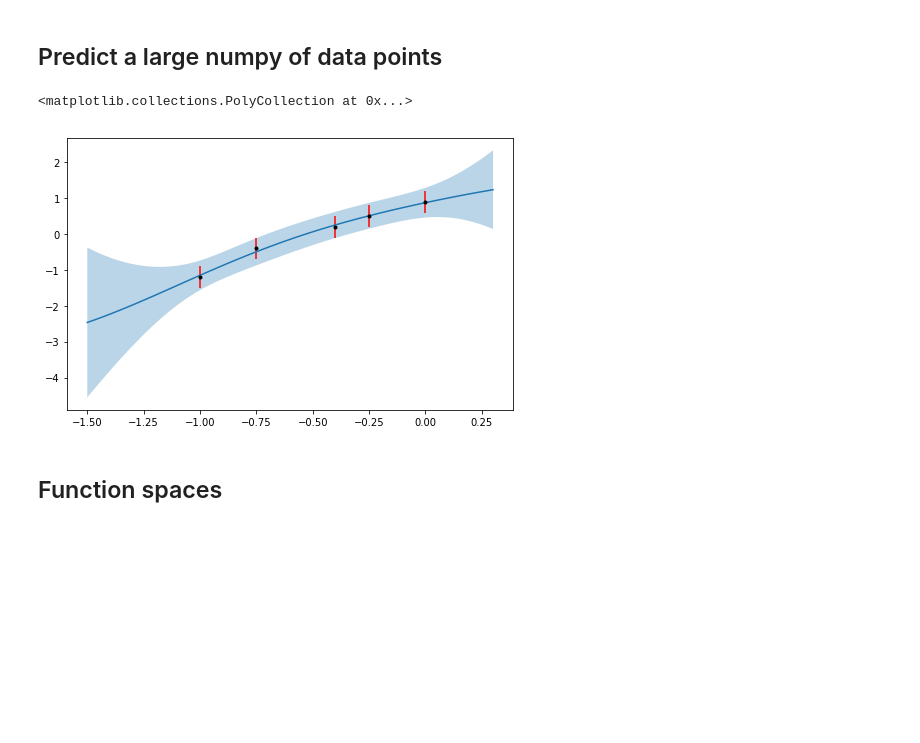
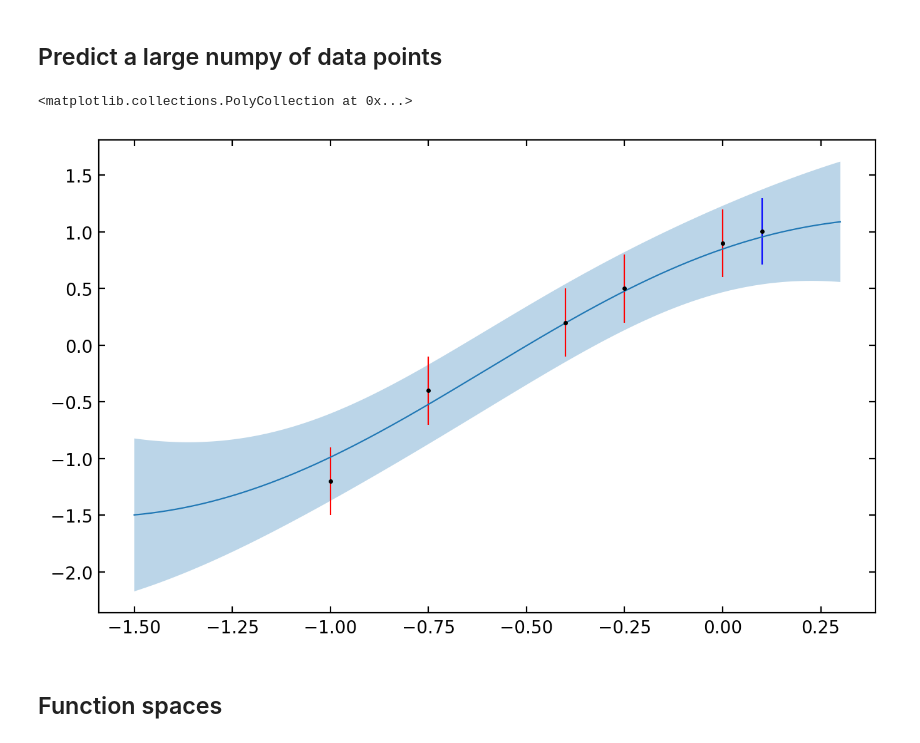
Before and after one commit to eniaxhakaj/phys_learning, a Jupyter notebook: gaussian_processes/manual_gp.ipynb, the cells around one changed output. Cells and saved outputs as stored; diff of their text form; code cells hidden in the pictures; blank space fills up the shorter version.

```diff
--- a/gaussian_processes/manual_gp.ipynb
+++ b/gaussian_processes/manual_gp.ipynb
@@ -50,7 +57,12 @@ goal_x = np.array([0.1])
 # at different locations should be
 
 # There are these two hyperparameters
-max_covariance = 100
+# How close to 0 our data is. I think this is roughly the range of the middle 2/3 of the data
+# If we had no data, our error bars would be at the mean + this and the mean - this
+max_covariance = 2
+# How quickly our data varies. If this is small, predictions only depend on very nearby objects
+# If large, predictions depend on things that are far away.
+# Think of it as smoothness. Large length_scale -> smooth function.
 length_scale = 1
 
 def covariance_function(x):
@@ -91,7 +110,9 @@ print(var_y)
 # %% [markdown]
 ## Predict a large numpy of data points
 # %%
-goals = np.linspace(-1.5, 0.3, num=50)
+# We could do this for single points all over to get the predicted value anywhere.
+# But actually the matrix algebra works doing all the points that you want at once.
+goals = np.linspace(-1.5, 0.3, num=500)
 
 cov_matrix = covariance_function(np.concatenate((x, goals)))
 cut = len(x)
@@ -103,16 +124,17 @@ pred_ys = np.matmul(cov_test_with_data, np.matmul(np.linalg.inv(cov_data_with_da
 
 var_ys = cov_test_with_test - np.matmul(cov_test_with_data,
         np.matmul(np.linalg.inv(cov_data_with_data), cov_test_with_data.T))
-var_ys = np.diag(var_ys) # off diagonals are the covariance which we don't care about
+var_ys = np.diag(var_ys) # off diagonals are the covariance which we don't care about now
 # %%
 _, ax = plt.subplots(figsize=(8, 5))
 ax.errorbar(x, y, yerr=err, linestyle="", marker=".", color="black", ecolor="red")
+ax.errorbar(goal_x, [pred_y], yerr=[var_y], marker=".", color="black", ecolor="blue")
 
 ax.plot(goals, pred_ys)
 ax.fill_between(goals, pred_ys - np.sqrt(var_ys), pred_ys + np.sqrt(var_ys), alpha=0.3)
 # %% [output]
 <matplotlib.collections.PolyCollection at 0x...>
-[figure, old version]
+[figure, new version]
 # %% [markdown]
 ## Function spaces
 # %%
```
Also changed, not shown: parts of 16 cells of this notebook, 2 other files.
